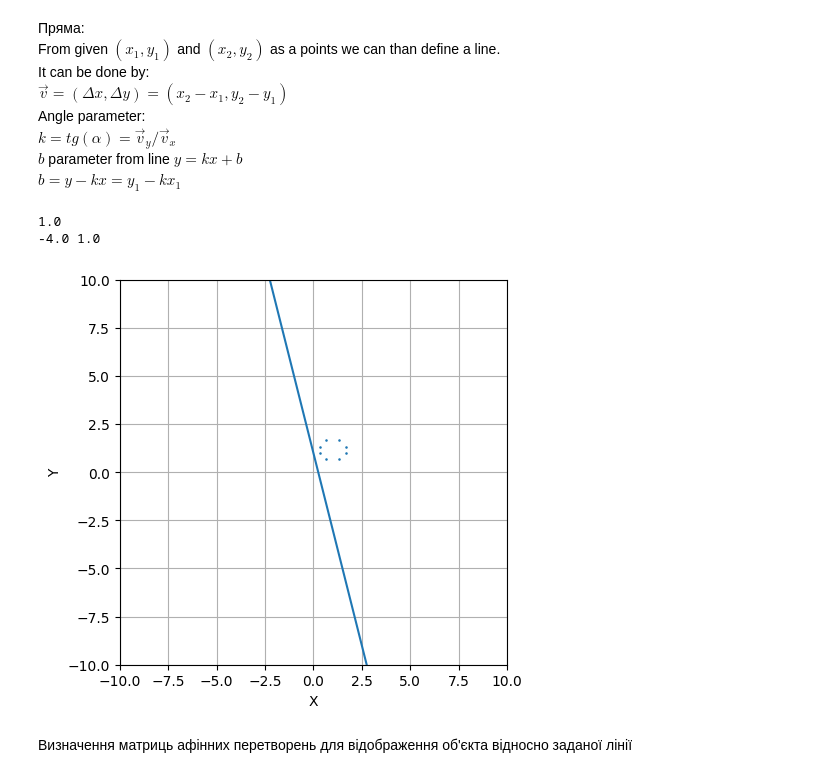
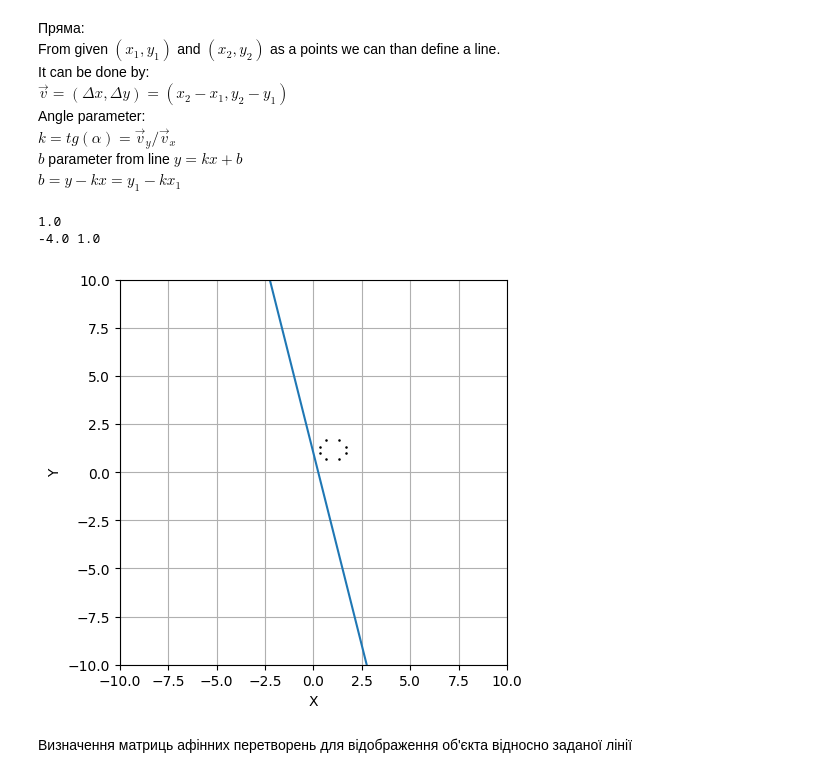
Before and after one commit to JavaConterry/Computer-Graphics, a Jupyter notebook: Lab1/Worksheet.ipynb, the cells around one changed output. Saved outputs shown, nothing was run; the diff lists cells and outputs as text; code cells hidden in the pictures.

```diff
--- a/Lab1/Worksheet.ipynb
+++ b/Lab1/Worksheet.ipynb
@@ -87,35 +87,35 @@ def get_line(line_points):
     b=line_points[0][1]-k*line_points[0][0]
     print(b)
     x = np.linspace(-200, 200, 200)
     y = k*x+b
     print(k, b)
     return x, y, k, b
 
 line_x, line_y, k, b = get_line(line_points)
 line = np.stack((line_x, line_y, np.ones(len(line_x)))).T
 
 def plot_object_with_line(vertices, line, size=(200, 200)):
     size_x, size_y = size[0], size[1]
     # init_vertices = vertices.copy()
     if(vertices.shape[0]==3):
         vertices = vertices.T
     plt.figure(figsize=(5, 5))
     plt.xlim(-size_x, size_x)
     plt.ylim(-size_y, size_y)
     plt.grid(True)
     plt.xlabel('X')
     plt.ylabel('Y')
     # tree = np.vstack((init_vertices, vertices))
     # plt.scatter(tree[:, 0], tree[:, 1], s=0.8)
-    plt.scatter(vertices[:, 0], vertices[:, 1], s=0.7)
+    plt.scatter(vertices[:, 0], vertices[:, 1], s=0.7, c='black')
 
     plt.plot(line[:, 0], line[:, 1])
 
 plot_object_with_line(vertices, line, (10, 10))
 # %% [output]
 1.0
 -4.0 1.0
-[figure, old version]
+[figure, new version]
 # %% [markdown]
 Визначення матриць афінних перетворень для відображення об'єкта відносно заданої лінії
 # %%
```
Also changed, not shown: parts of 2 cells of this notebook.
